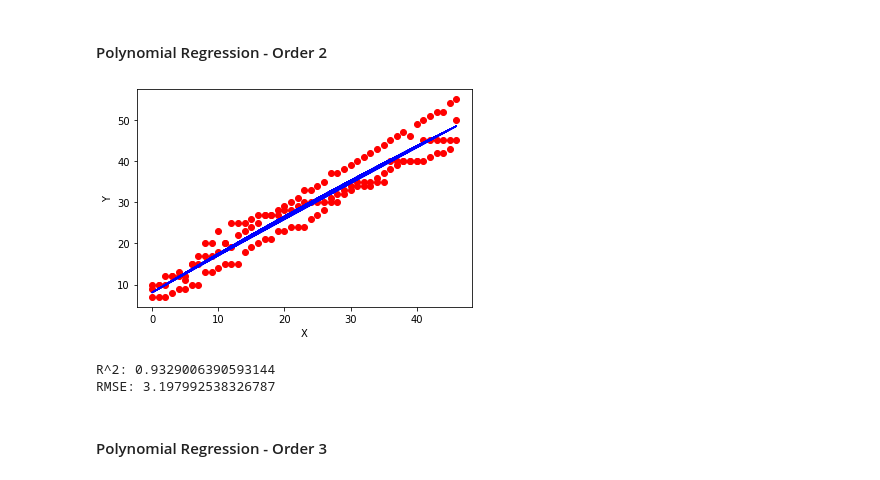
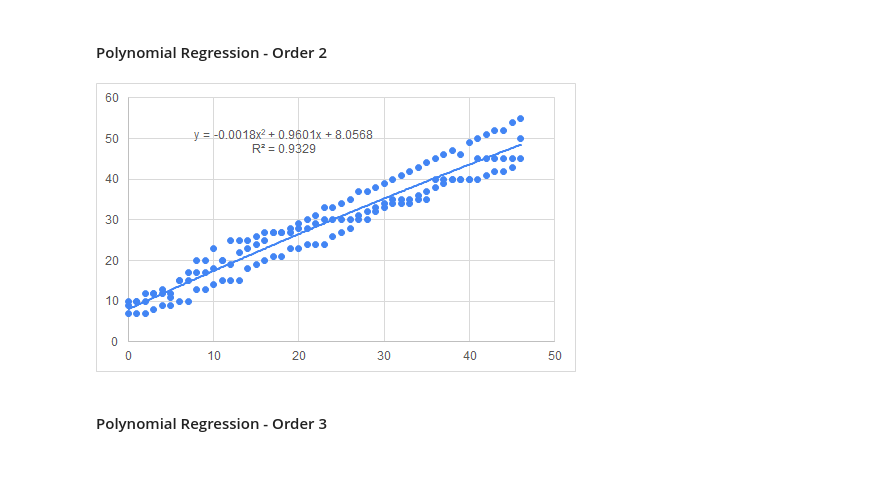
Before and after one commit to Lars17S/Numeric-Methods-Final-Project, a Jupyter notebook: Regression.ipynb, the cells around one changed output. Drawn from its saved outputs; the diff is of its cells as text; code cells hidden in the pictures.

Commit message:
exp and pol regressions

```diff
--- a/Regression.ipynb
+++ b/Regression.ipynb
@@ -311,10 +296,8 @@ X_team
 # %% [markdown]
 #### Polynomial Regression - Order 2
-# %%
-pol_regression_res(X_team, y_team, 2)
-# %% [output]
-[figure, removed]
-R^2: 0.9329006390593144
-RMSE: 3.197992538326787
+# %%
+Image(filename='./imgs/pol_regression_order2.png')
+# %% [output]
+[figure, added]
 # %% [markdown]
 #### Polynomial Regression - Order 3
```
Also changed, not shown: parts of 10 cells of this notebook, 4 other files.
